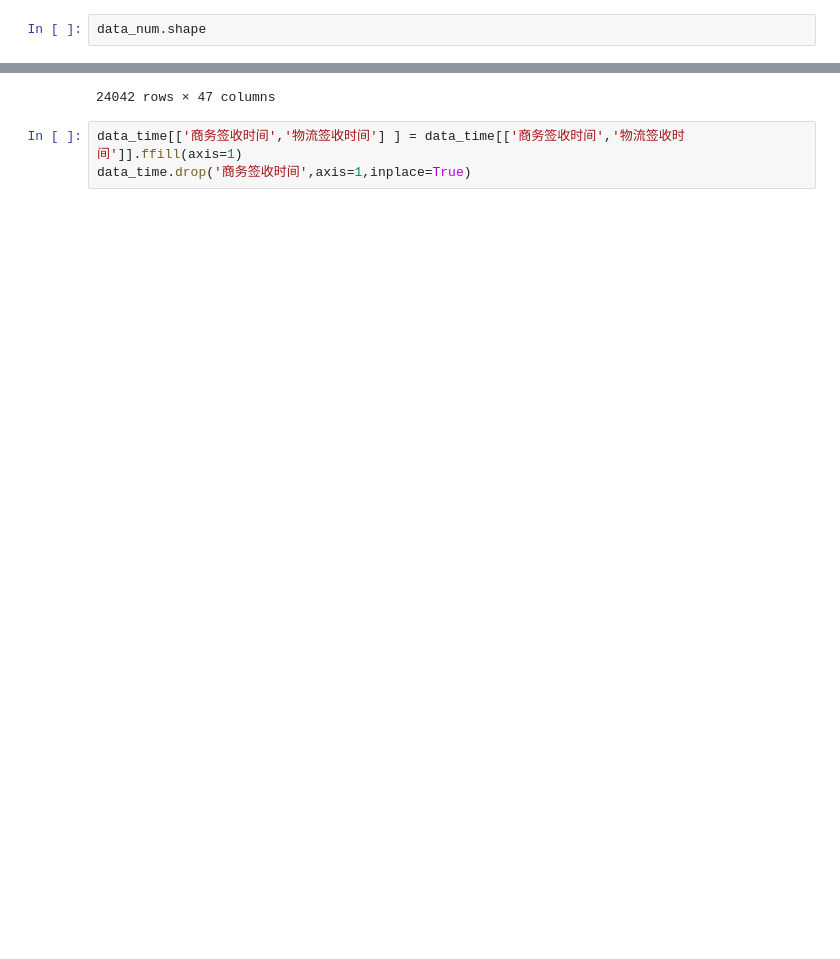
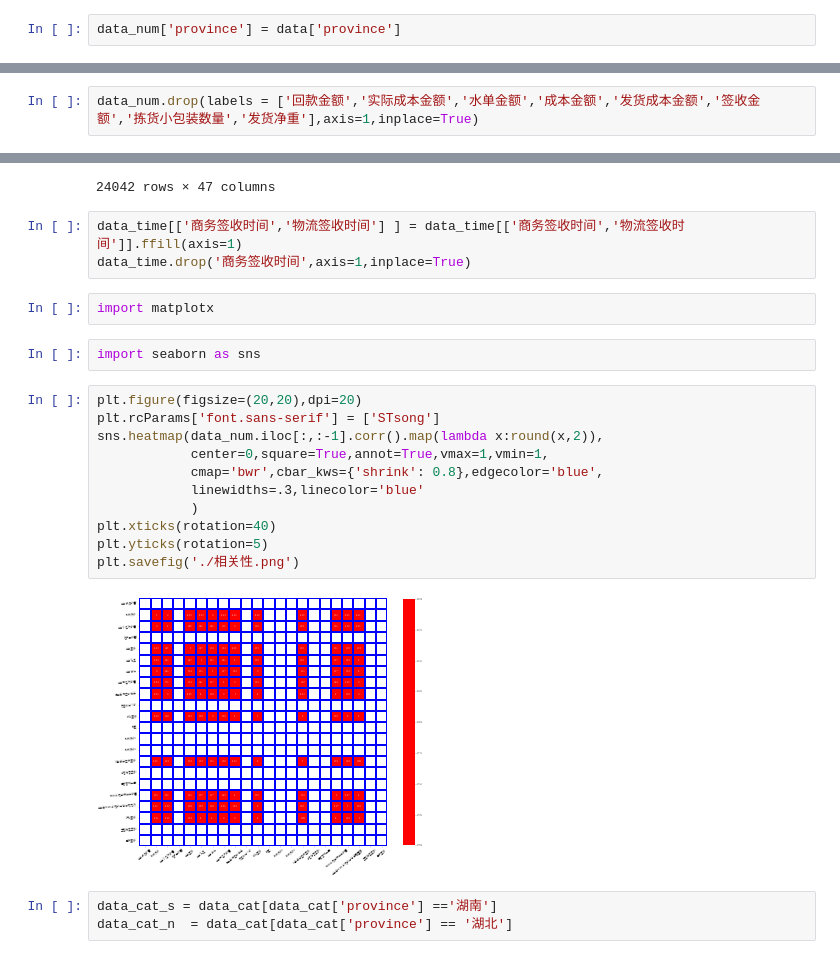
Before and after one commit to 750402142/Python_Learn, a Jupyter notebook: pylearn/综合实训课程1/panda数据分析练习题/物流分析项目.ipynb, the cells around one changed output, grey strips where cells are left out. Cells and saved outputs as stored; diff of their text form; blank space fills up the shorter version.

```diff
--- a/pylearn/综合实训课程1/panda数据分析练习题/物流分析项目.ipynb
+++ b/pylearn/综合实训课程1/panda数据分析练习题/物流分析项目.ipynb
@@ -80,4 +81,4 @@ data_num = data.select_dtypes(['int','float'])
 data_cat = data.select_dtypes(['object'])
 data_time = data.select_dtypes(['datetime'])
 # %%
-data_num.shape
+data_num['province'] = data['province']
@@ -94,3 +85,5 @@ data_time.shape
+# %%
+data_num.drop(labels = ['回款金额','实际成本金额','水单金额','成本金额','发货成本金额','签收金额','拣货小包装数量','发货净重'],axis=1,inplace=True)
 # %%
 from pyecharts import options as opts
 import json
@@ -199,3 +192,23 @@ data_cat
 # %%
 data_time[['商务签收时间','物流签收时间'] ] = data_time[['商务签收时间','物流签收时间']].ffill(axis=1)
 data_time.drop('商务签收时间',axis=1,inplace=True)
+# %%
+import matplotx
+# %%
+import seaborn as sns
+# %%
+plt.figure(figsize=(20,20),dpi=20)
+plt.rcParams['font.sans-serif'] = ['STsong']
+sns.heatmap(data_num.iloc[:,:-1].corr().map(lambda x:round(x,2)),
+            center=0,square=True,annot=True,vmax=1,vmin=1,
+            cmap='bwr',cbar_kws={'shrink': 0.8},edgecolor='blue',
+            linewidths=.3,linecolor='blue'
+            )
+plt.xticks(rotation=40)
+plt.yticks(rotation=5)
+plt.savefig('./相关性.png')
+# %% [output]
+[figure, added]
+# %%
+data_cat_s = data_cat[data_cat['province'] =='湖南']
+data_cat_n  = data_cat[data_cat['province'] == '湖北']
```
Also changed, not shown: parts of 6 cells of this notebook.
